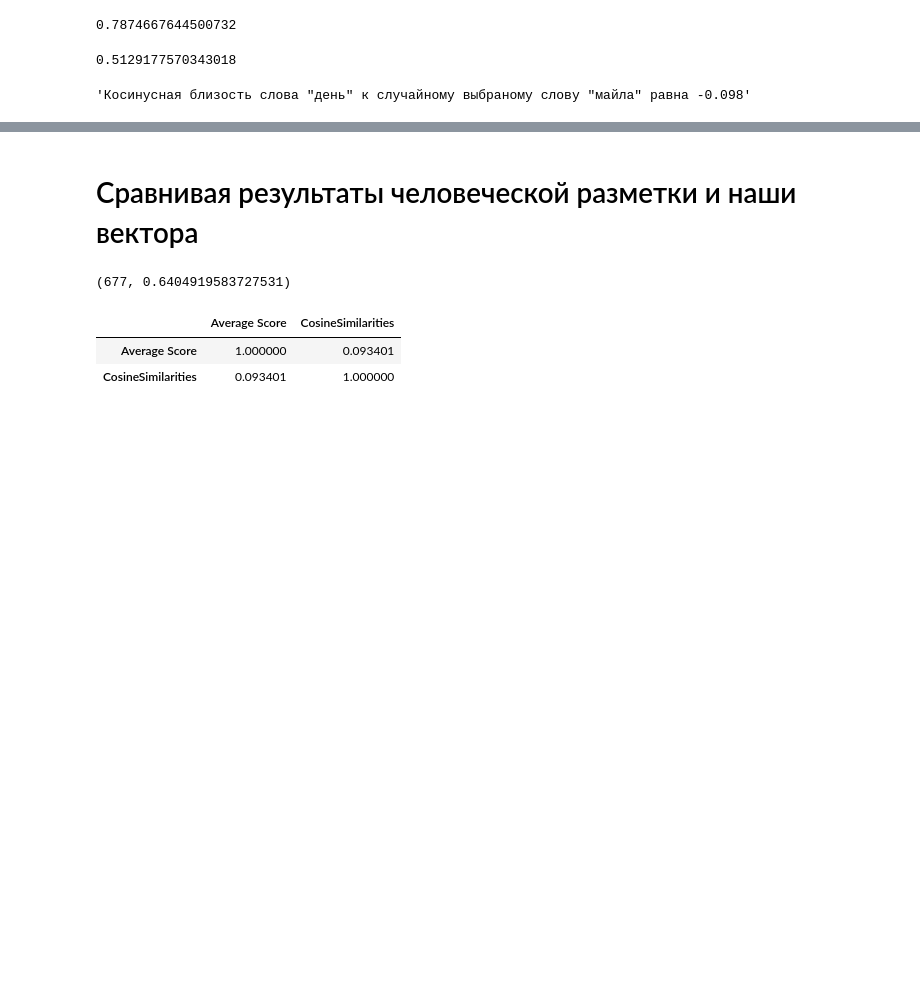
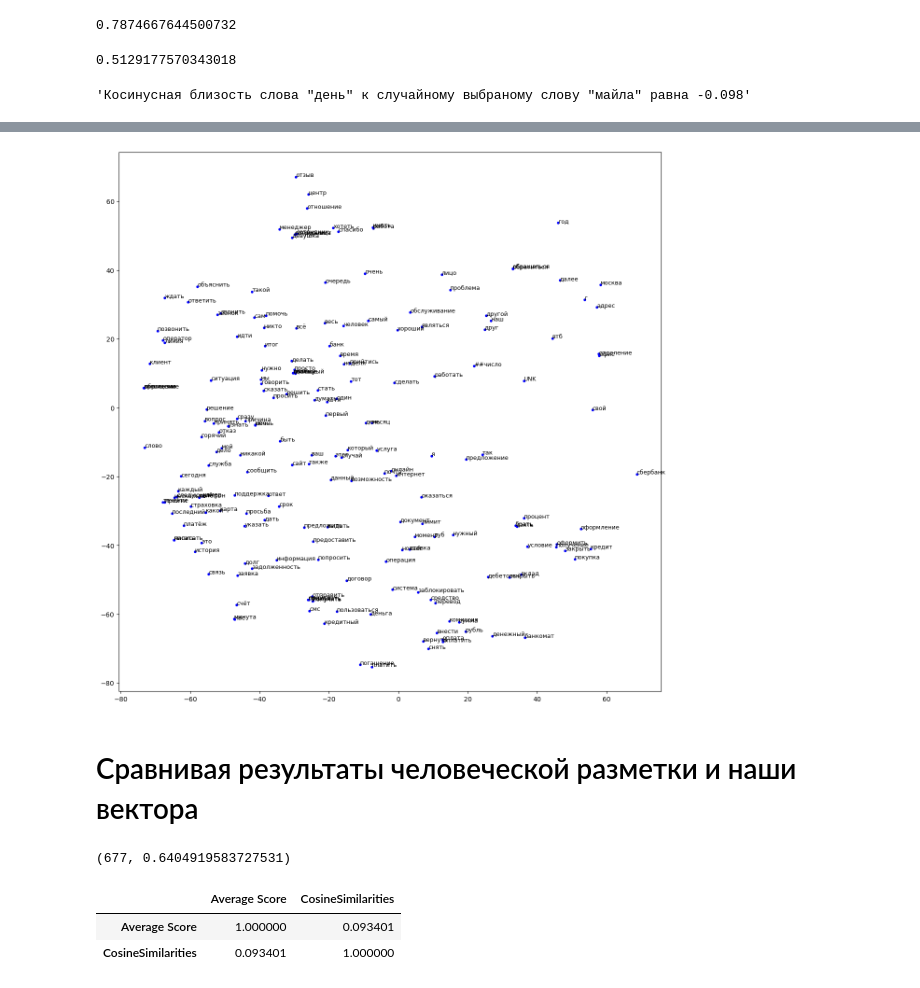
Before and after one commit to anna-a-m/DL-NLP-MS, a Jupyter notebook: HW#1/Homework2_word2vec.ipynb, the cells around one changed output, grey strips where cells are left out. Cells and saved outputs as stored; diff of their text form; code cells hidden in the pictures; blank space fills up the shorter version.

```diff
--- a/HW#1/Homework2_word2vec.ipynb
+++ b/HW#1/Homework2_word2vec.ipynb
@@ -603,7 +604,7 @@ for text in corpus:
             freq[token] = 1
 
 sorted_freq = [(k, freq[k]) for k in sorted(freq, key=freq.get, reverse=True)]
-top_sorted_freq = sorted_freq[0:5000]
+top_sorted_freq = sorted_freq[0:200]
 top_words = [a for a,_ in top_sorted_freq]
 inds = [word2index[word] for word in top_words]
 x_coords = [coords[0] for coords in reduced[inds]]
@@ -639,3 +612,10 @@ figure(id='p1004', ...)
+# %%
+for (x, y, word) in zip(x_coords, y_coords, top_words):
+    plt.scatter(x, y, marker='.', color='blue')
+    plt.text(x+0.01, y+0.01, word, fontsize=9)
+plt.show()
+# %% [output]
+[figure, added]
 # %% [markdown]
 # Сравнивая результаты человеческой разметки и наши вектора
 # %%
```
Also changed, not shown: parts of 9 cells of this notebook, 1 other file.
